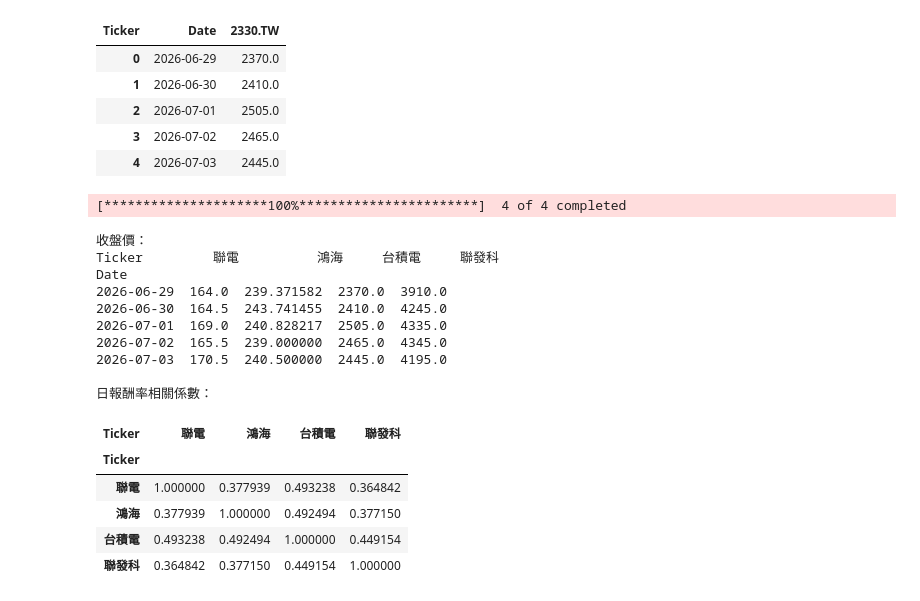
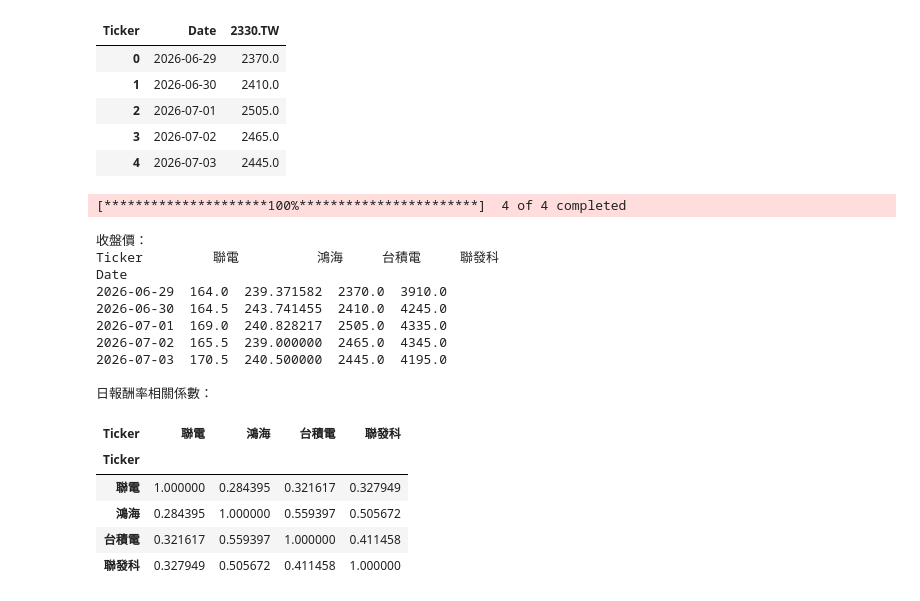
Before and after one commit to Yun-Syuan/0509_python, a Jupyter notebook: 0704/practice3.ipynb, the cells around one changed output. Cells and saved outputs as stored; diff of their text form; code cells hidden in the pictures.

```diff
--- a/0704/practice3.ipynb
+++ b/0704/practice3.ipynb
@@ -113,7 +113,7 @@ tickers = {
 # 抓 2006 年至今的歷史資料
 data = yf.download(
     list(tickers.values()),
-    start="2006-01-01",
+    start="2026-01-01",
     interval="1d",
     auto_adjust=True
 )
@@ -128,34 +128,34 @@ close = close.rename(columns=code_to_name)
 print("收盤價：")
 print(close.tail())
 
 # 計算每日報酬率
 returns = close.pct_change().dropna()
 
 # 計算相關係數
 corr = returns.corr()
 
 print("\n日報酬率相關係數：")
 corr
 
 # 如果想存檔
 #close.to_csv("taiwan_stocks_close_2006_to_now.csv", encoding="utf-8-sig")
 #returns.to_csv("taiwan_stocks_returns_2006_to_now.csv", encoding="utf-8-sig")
 #corr.to_csv("taiwan_stocks_correlation.csv", encoding="utf-8-sig")
 # %% [output]
 [*********************100%***********************]  4 of 4 completed
 收盤價：
 Ticker         聯電          鴻海     台積電     聯發科
 Date
 2026-06-29  164.0  239.371582  2370.0  3910.0
 2026-06-30  164.5  243.741455  2410.0  4245.0
 2026-07-01  169.0  240.828217  2505.0  4335.0
 2026-07-02  165.5  239.000000  2465.0  4345.0
 2026-07-03  170.5  240.500000  2445.0  4195.0
 
 日報酬率相關係數：
 | Ticker | 聯電 | 鴻海 | 台積電 | 聯發科 |
 | Ticker |  |  |  |  |
-| 聯電 | 1.000000 | 0.377939 | 0.493238 | 0.364842 |
-| 鴻海 | 0.377939 | 1.000000 | 0.492494 | 0.377150 |
-| 台積電 | 0.493238 | 0.492494 | 1.000000 | 0.449154 |
-| 聯發科 | 0.364842 | 0.377150 | 0.449154 | 1.000000 |
+| 聯電 | 1.000000 | 0.284395 | 0.321617 | 0.327949 |
+| 鴻海 | 0.284395 | 1.000000 | 0.559397 | 0.505672 |
+| 台積電 | 0.321617 | 0.559397 | 1.000000 | 0.411458 |
+| 聯發科 | 0.327949 | 0.505672 | 0.411458 | 1.000000 |
```
Also changed, not shown: parts of 2 cells of this notebook, 1 other file.
